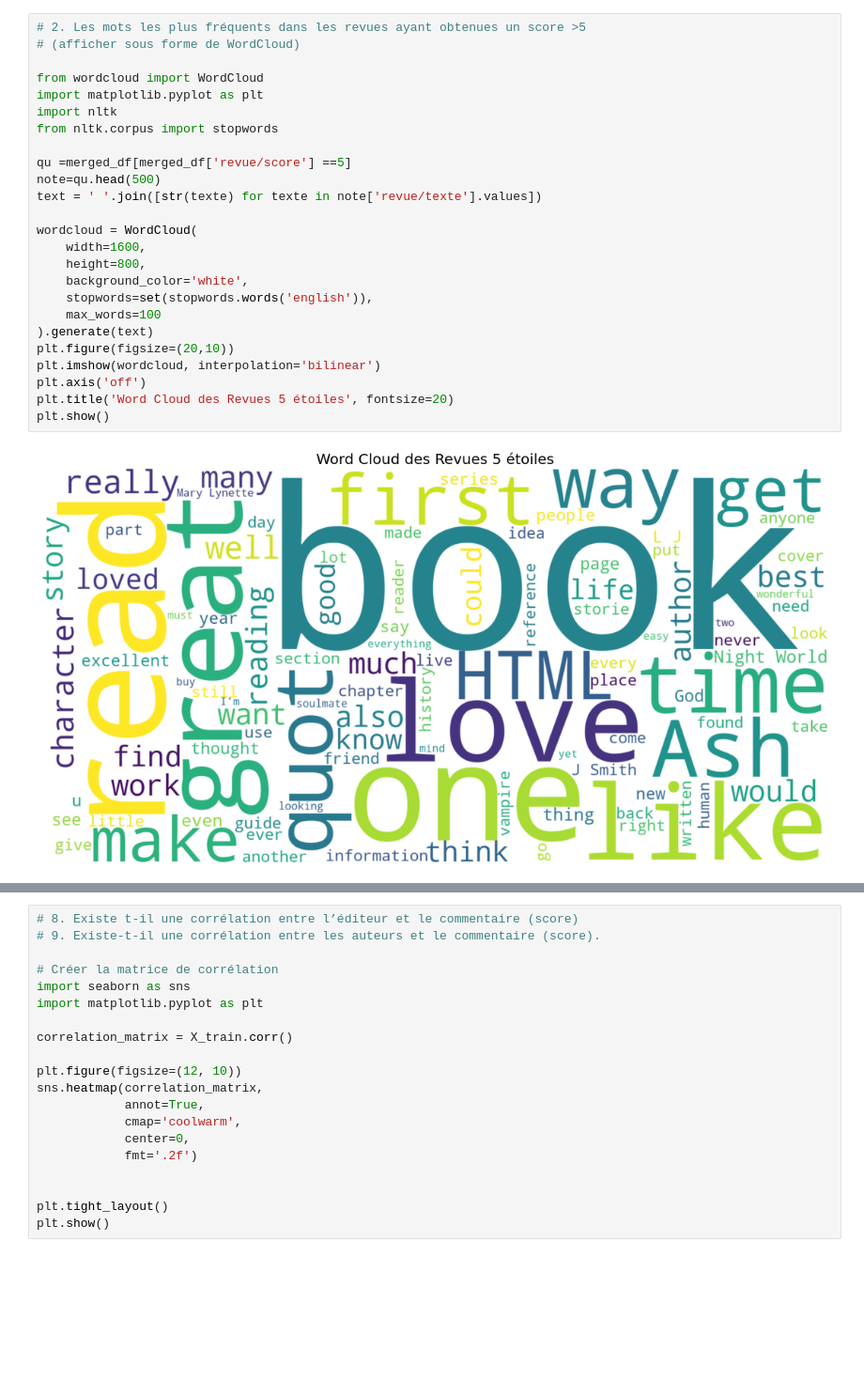
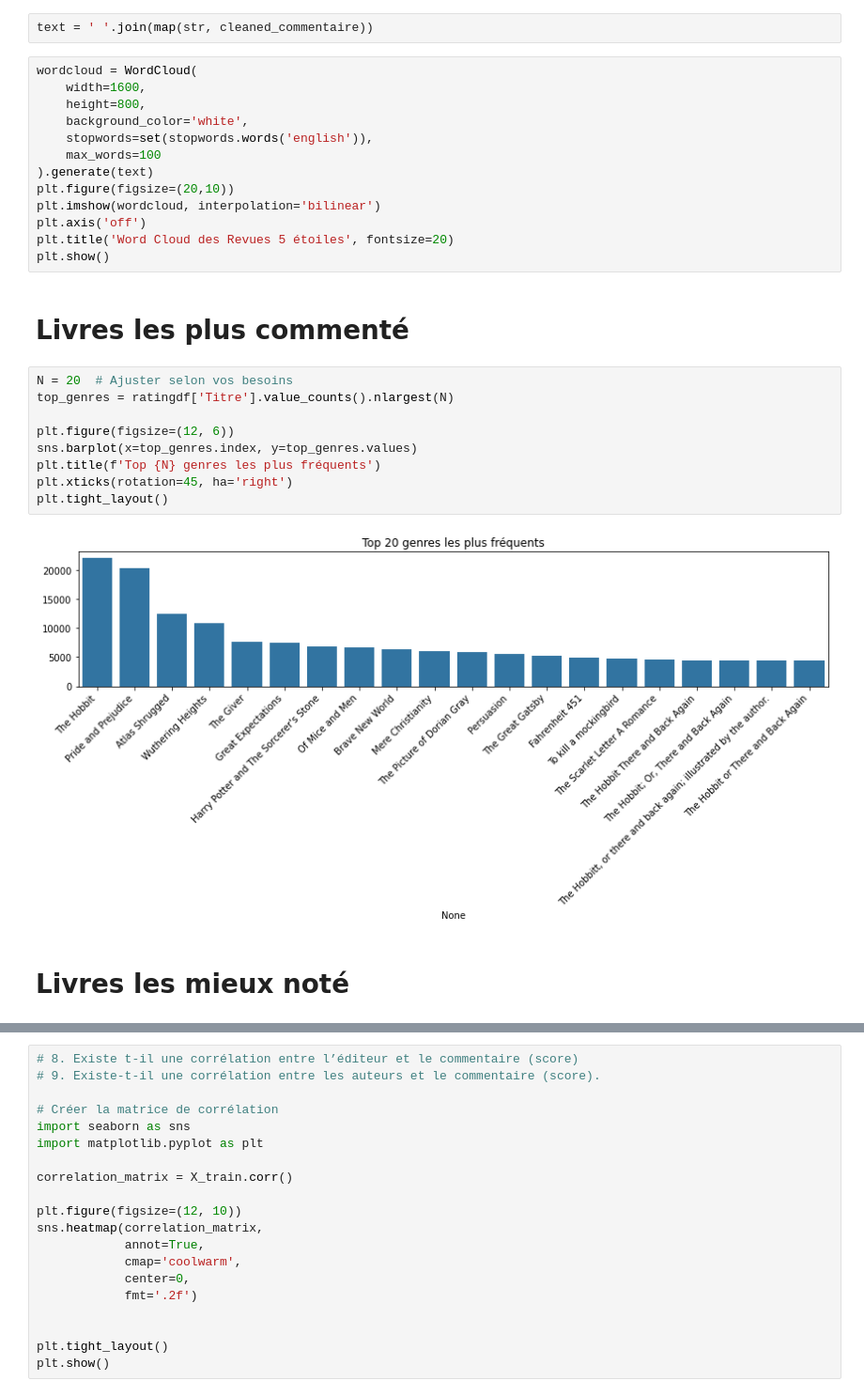
Before and after one commit to dreddee/SaeS6, a Jupyter notebook: prepa_data.ipynb, the cells around one changed output, grey strips where cells are left out. Shown: that part at 94% size. Drawn from its saved outputs; the diff is of its cells as text; blank space fills up the shorter version.

```diff
--- a/prepa_data.ipynb
+++ b/prepa_data.ipynb
@@ -103,16 +130,6 @@ plt.tight_layout()
+# %%
+text = ' '.join(map(str, cleaned_commentaire))
 # %%
-# 2. Les mots les plus fréquents dans les revues ayant obtenues un score >5
-# (afficher sous forme de WordCloud)
-
-from wordcloud import WordCloud
-import matplotlib.pyplot as plt
-import nltk
-from nltk.corpus import stopwords
-
-qu =merged_df[merged_df['revue/score'] ==5]
-note=qu.head(500)
-text = ' '.join([str(texte) for texte in note['revue/texte'].values])
-
 wordcloud = WordCloud(
     width=1600,
     height=800,
@@ -125,5 +142,18 @@ plt.imshow(wordcloud, interpolation='bilinear')
 plt.axis('off')
 plt.title('Word Cloud des Revues 5 étoiles', fontsize=20)
 plt.show()
-# %% [output]
-[figure, removed]
+# %% [markdown]
+# Livres les plus commenté
+# %%
+N = 20  # Ajuster selon vos besoins
+top_genres = ratingdf['Titre'].value_counts().nlargest(N)
+
+plt.figure(figsize=(12, 6))
+sns.barplot(x=top_genres.index, y=top_genres.values)
+plt.title(f'Top {N} genres les plus fréquents')
+plt.xticks(rotation=45, ha='right')
+plt.tight_layout()
+# %% [output]
+[figure, added]
+# %% [markdown]
+# Livres les mieux noté
```
Also changed, not shown: parts of 25 cells of this notebook, 1 other file.
